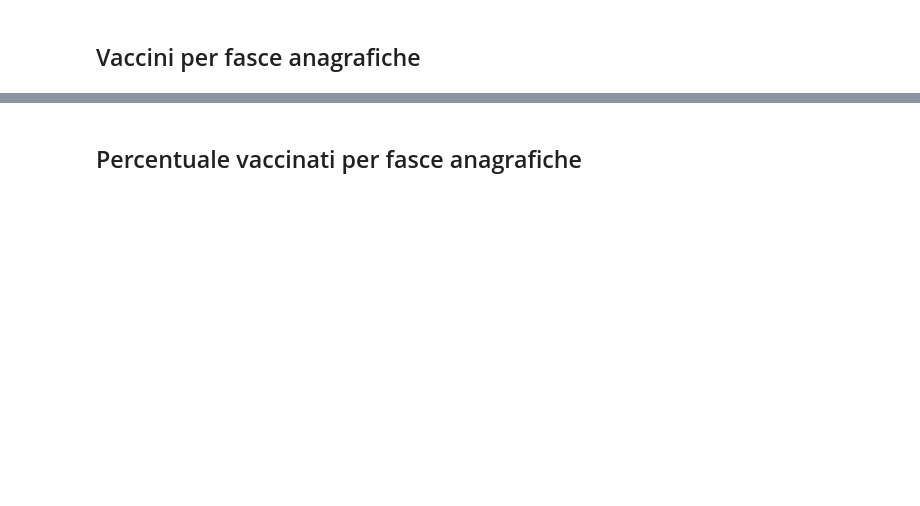
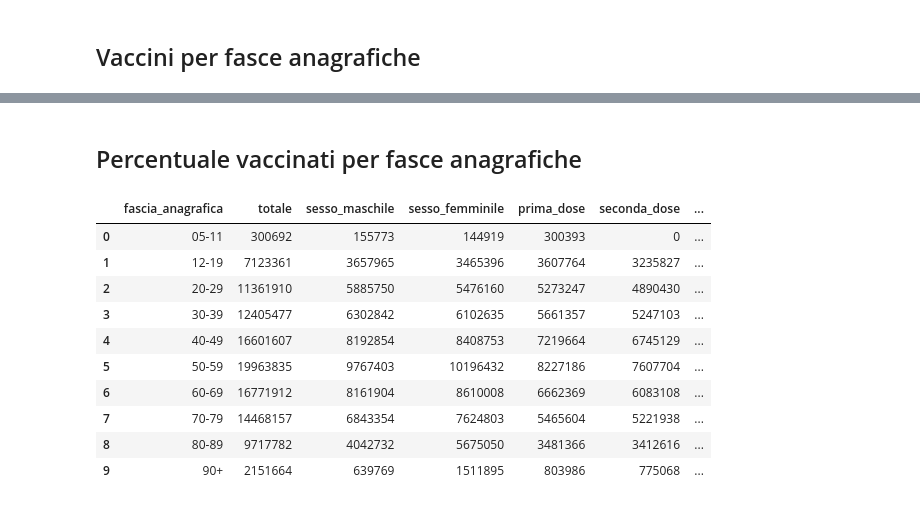
Before and after one commit to gitary/analisi_dati_COVID, a Jupyter notebook: analisi_esplorativa_vaccini.ipynb, the cells around one changed output, grey strips where cells are left out. Cells and saved outputs as stored; diff of their text form; code cells hidden in the pictures; blank space fills up the shorter version.

```diff
--- a/analisi_esplorativa_vaccini.ipynb
+++ b/analisi_esplorativa_vaccini.ipynb
@@ -707,2 +707,16 @@ df_pivot_2
-# %% [markdown]
-## Percentuale vaccinati per fasce anagrafiche
+# %% [markdown]
+## Percentuale vaccinati per fasce anagrafiche
+# %%
+df_anagrafica
+# %% [output]
+|  | fascia_anagrafica | totale | sesso_maschile | sesso_femminile | prima_dose | seconda_dose | ... |
+| 0 | 05-11 | 300692 | 155773 | 144919 | 300393 | 0 | ... |
+| 1 | 12-19 | 7123361 | 3657965 | 3465396 | 3607764 | 3235827 | ... |
+| 2 | 20-29 | 11361910 | 5885750 | 5476160 | 5273247 | 4890430 | ... |
+| 3 | 30-39 | 12405477 | 6302842 | 6102635 | 5661357 | 5247103 | ... |
+| 4 | 40-49 | 16601607 | 8192854 | 8408753 | 7219664 | 6745129 | ... |
+| 5 | 50-59 | 19963835 | 9767403 | 10196432 | 8227186 | 7607704 | ... |
+| 6 | 60-69 | 16771912 | 8161904 | 8610008 | 6662369 | 6083108 | ... |
+| 7 | 70-79 | 14468157 | 6843354 | 7624803 | 5465604 | 5221938 | ... |
+| 8 | 80-89 | 9717782 | 4042732 | 5675050 | 3481366 | 3412616 | ... |
+| 9 | 90+ | 2151664 | 639769 | 1511895 | 803986 | 775068 | ... |
```
Also changed, not shown: parts of 47 cells of this notebook, 1 other file.
